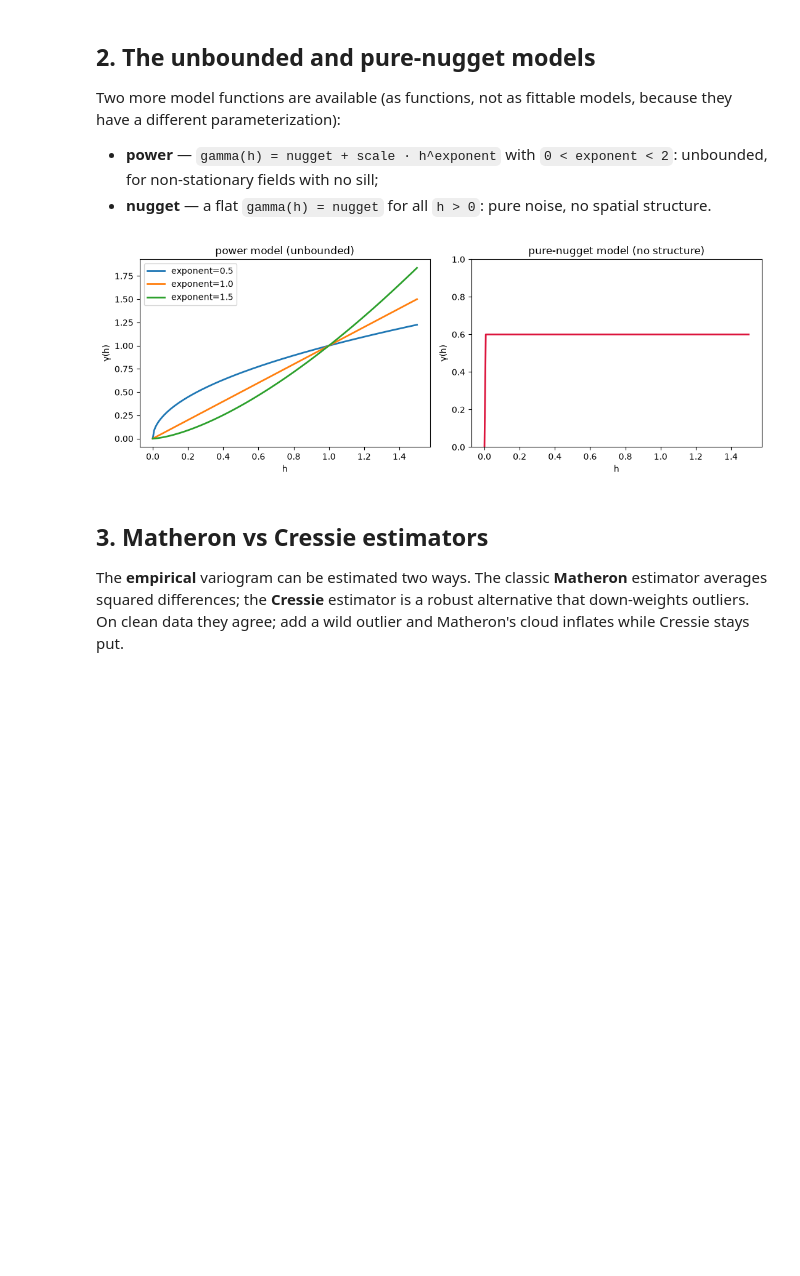
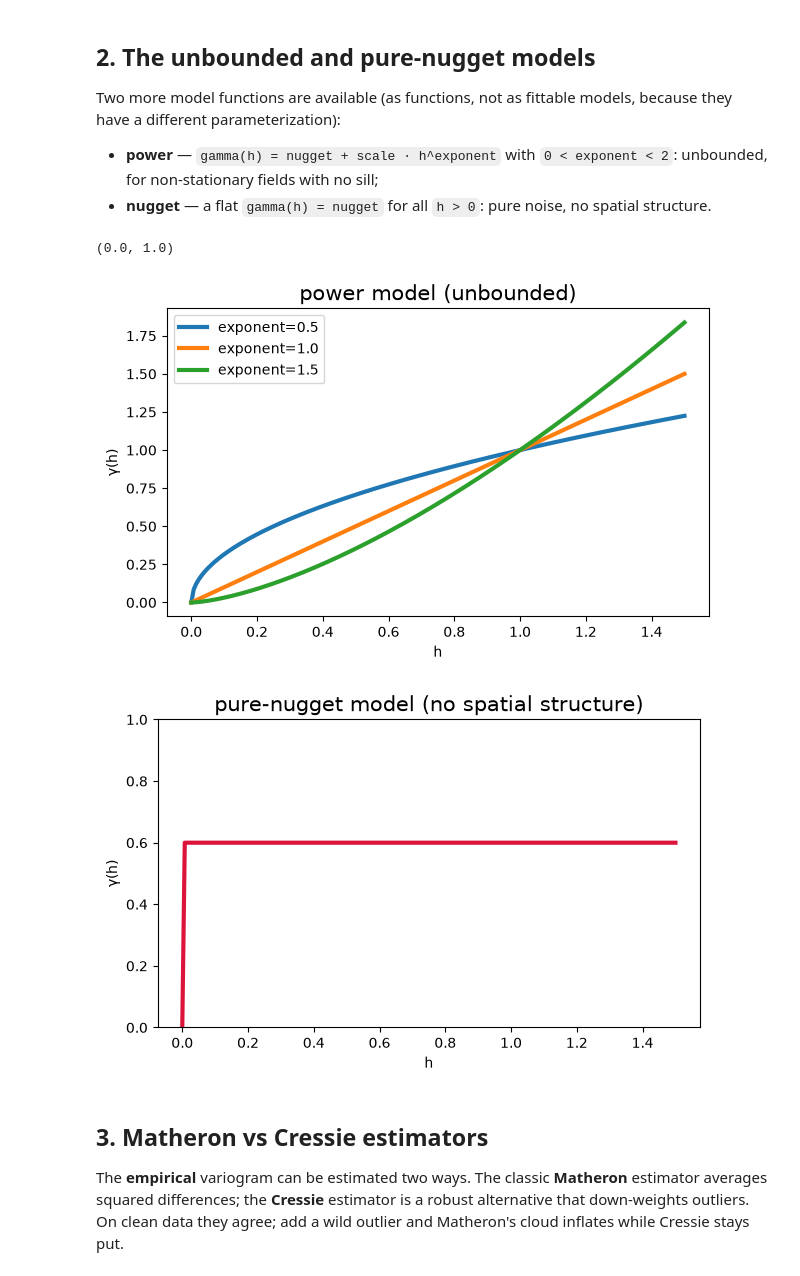
Before and after one commit to serapeum-org/geostatista, a Jupyter notebook: develop/examples/03_variogram_models/03_variogram_models.ipynb, the cells around one changed output. Cells and saved outputs as stored; diff of their text form; code cells hidden in the pictures; blank space fills up the shorter version.

```diff
--- a/develop/examples/03_variogram_models/03_variogram_models.ipynb
+++ b/develop/examples/03_variogram_models/03_variogram_models.ipynb
@@ -50,17 +57,25 @@ parameterization):
   fields with no sill;
 - **nugget** — a flat `gamma(h) = nugget` for all `h > 0`: pure noise, no spatial structure.
 # %%
-fig, ax = plt.subplots(1, 2, figsize=(11, 4))
-for e in (0.5, 1.0, 1.5):
-    ax[0].plot(h, models.power(h, 0.0, 1.0, e), label=f"exponent={e}", lw=2)
-ax[0].set_title("power model (unbounded)"); ax[0].set_xlabel("h"); ax[0].set_ylabel("γ(h)"); ax[0].legend()
+# power model — unbounded, one curve per exponent
+powers = np.column_stack([models.power(h, 0.0, 1.0, e) for e in (0.5, 1.0, 1.5)])
+fig, ax, _ = LineGlyph(h, powers, figsize=(7, 4),
+                       title="power model (unbounded)").line(
+    label=["exponent=0.5", "exponent=1.0", "exponent=1.5"])
+ax.set_xlabel("h")
+ax.set_ylabel("γ(h)")
+ax.legend()
 
-ax[1].plot(h, models.nugget(h, 0.6), lw=2, c="crimson")
-ax[1].set_title("pure-nugget model (no structure)"); ax[1].set_xlabel("h"); ax[1].set_ylabel("γ(h)")
-ax[1].set_ylim(0, 1.0)
-fig.tight_layout()
+# pure-nugget model — flat, no spatial structure
+fig, ax, _ = LineGlyph(h, models.nugget(h, 0.6), figsize=(7, 4),
+                       title="pure-nugget model (no spatial structure)").line(color="#DC143C")
+ax.set_xlabel("h")
+ax.set_ylabel("γ(h)")
+ax.set_ylim(0.0, 1.0)
 # %% [output]
+(0.0, 1.0)
-[figure, old version]
+[figure, new version]
+[figure, added]
 # %% [markdown]
 ## 3. Matheron vs Cressie estimators
 
```
Also changed, not shown: parts of 3 cells of this notebook, 21 other files.
